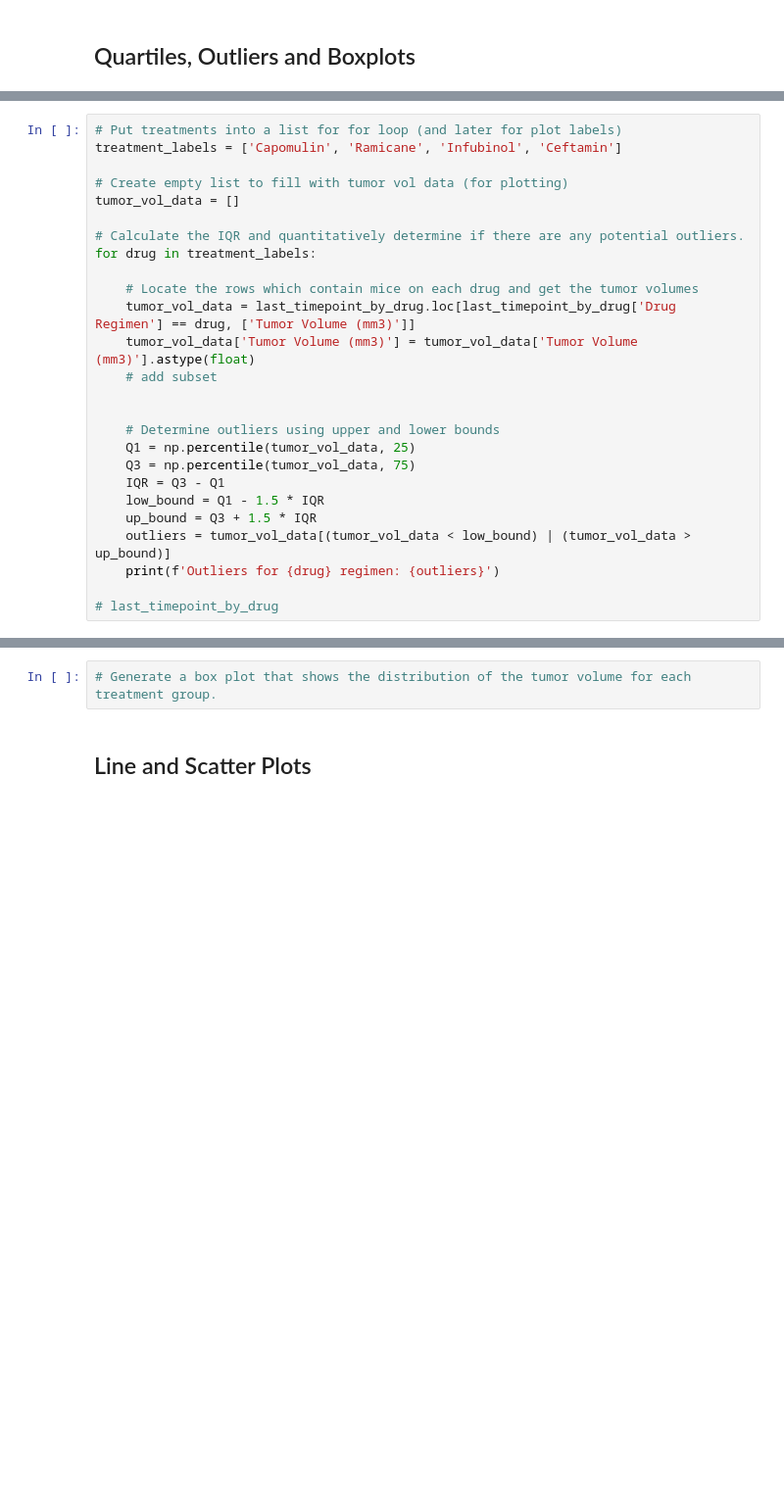
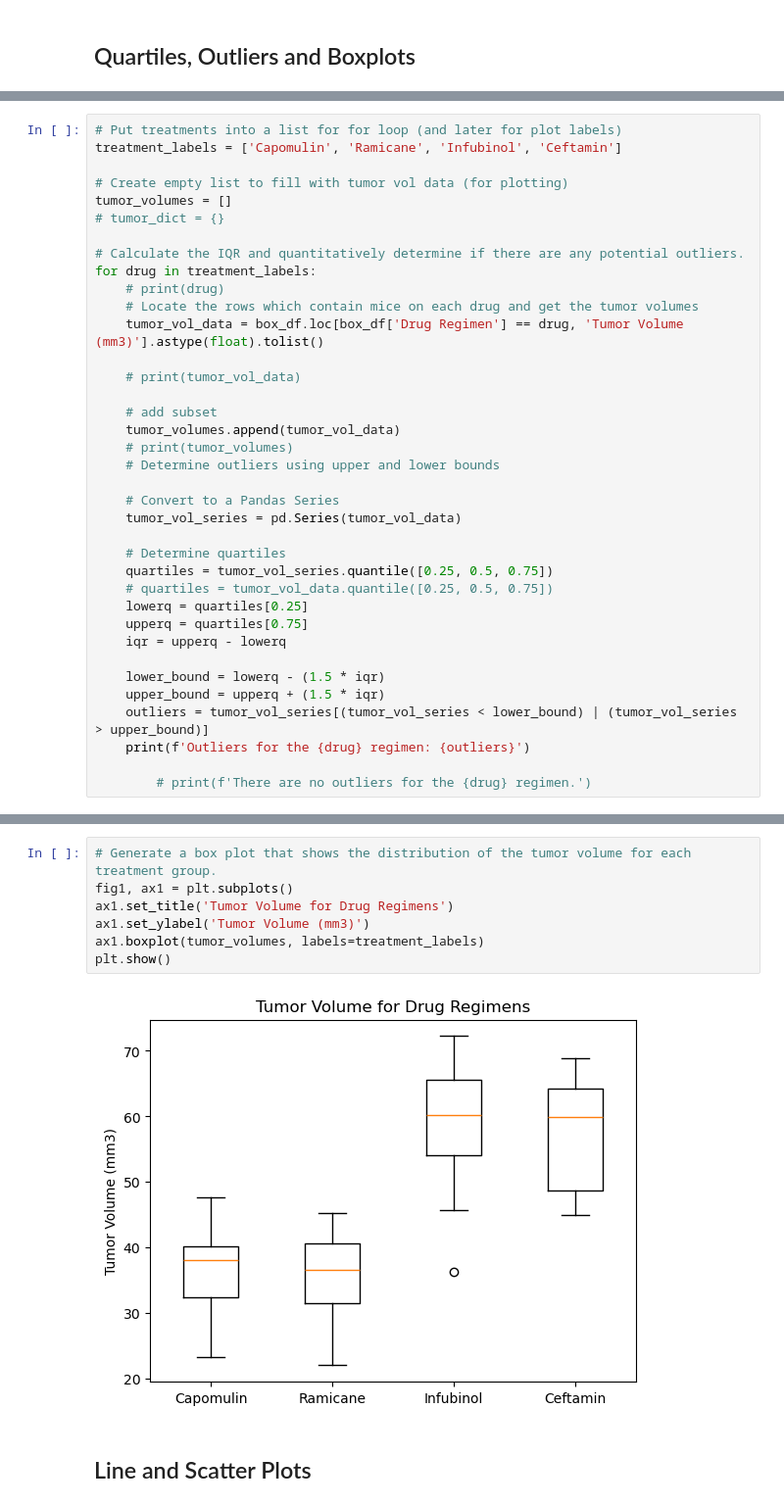
Before and after one commit to andrewplane/matplotlib_challenge, a Jupyter notebook: Pymaceuticals/main.ipynb, the cells around one changed output, grey strips where cells are left out. Shown: that part at 98% size. Drawn from its saved outputs; the diff is of its cells as text; blank space fills up the shorter version.

```diff
--- a/Pymaceuticals/main.ipynb
+++ b/Pymaceuticals/main.ipynb
@@ -281,25 +267,36 @@ plt.show()
 treatment_labels = ['Capomulin', 'Ramicane', 'Infubinol', 'Ceftamin']
 
 # Create empty list to fill with tumor vol data (for plotting)
-tumor_vol_data = []
+tumor_volumes = []
+# tumor_dict = {}
 
 # Calculate the IQR and quantitatively determine if there are any potential outliers.
 for drug in treatment_labels:
+    # print(drug)
+    # Locate the rows which contain mice on each drug and get the tumor volumes
+    tumor_vol_data = box_df.loc[box_df['Drug Regimen'] == drug, 'Tumor Volume (mm3)'].astype(float).tolist()
 
-    # Locate the rows which contain mice on each drug and get the tumor volumes
-    tumor_vol_data = last_timepoint_by_drug.loc[last_timepoint_by_drug['Drug Regimen'] == drug, ['Tumor Volume (mm3)']]
-    tumor_vol_data['Tumor Volume (mm3)'] = tumor_vol_data['Tumor Volume (mm3)'].astype(float)
+    # print(tumor_vol_data)
+
     # add subset
+    tumor_volumes.append(tumor_vol_data)
+    # print(tumor_volumes)
+    # Determine outliers using upper and lower bounds
 
+    # Convert to a Pandas Series
+    tumor_vol_series = pd.Series(tumor_vol_data)
 
-    # Determine outliers using upper and lower bounds
-    Q1 = np.percentile(tumor_vol_data, 25)
-    Q3 = np.percentile(tumor_vol_data, 75)
-    IQR = Q3 - Q1
-    low_bound = Q1 - 1.5 * IQR
-    up_bound = Q3 + 1.5 * IQR
-    outliers = tumor_vol_data[(tumor_vol_data < low_bound) | (tumor_vol_data > up_bound)]
-    print(f'Outliers for {drug} regimen: {outliers}')
+    # Determine quartiles
+    quartiles = tumor_vol_series.quantile([0.25, 0.5, 0.75])
+    # quartiles = tumor_vol_data.quantile([0.25, 0.5, 0.75])
+    lowerq = quartiles[0.25]
+    upperq = quartiles[0.75]
+    iqr = upperq - lowerq
 
-# last_timepoint_by_drug
+    lower_bound = lowerq - (1.5 * iqr)
+    upper_bound = upperq + (1.5 * iqr)
+    outliers = tumor_vol_series[(tumor_vol_series < lower_bound) | (tumor_vol_series > upper_bound)]
+    print(f'Outliers for the {drug} regimen: {outliers}')
+
+        # print(f'There are no outliers for the {drug} regimen.')
 # %% [output]
@@ -323,5 +308,12 @@ Outliers for Capomulin regimen:       Tumor Volume (mm3)
 # %%
 # Generate a box plot that shows the distribution of the tumor volume for each treatment group.
+fig1, ax1 = plt.subplots()
+ax1.set_title('Tumor Volume for Drug Regimens')
+ax1.set_ylabel('Tumor Volume (mm3)')
+ax1.boxplot(tumor_volumes, labels=treatment_labels)
+plt.show()
+# %% [output]
+[figure, added]
 # %% [markdown]
 ## Line and Scatter Plots
 # %%
```
Also changed, not shown: parts of 7 cells of this notebook.
